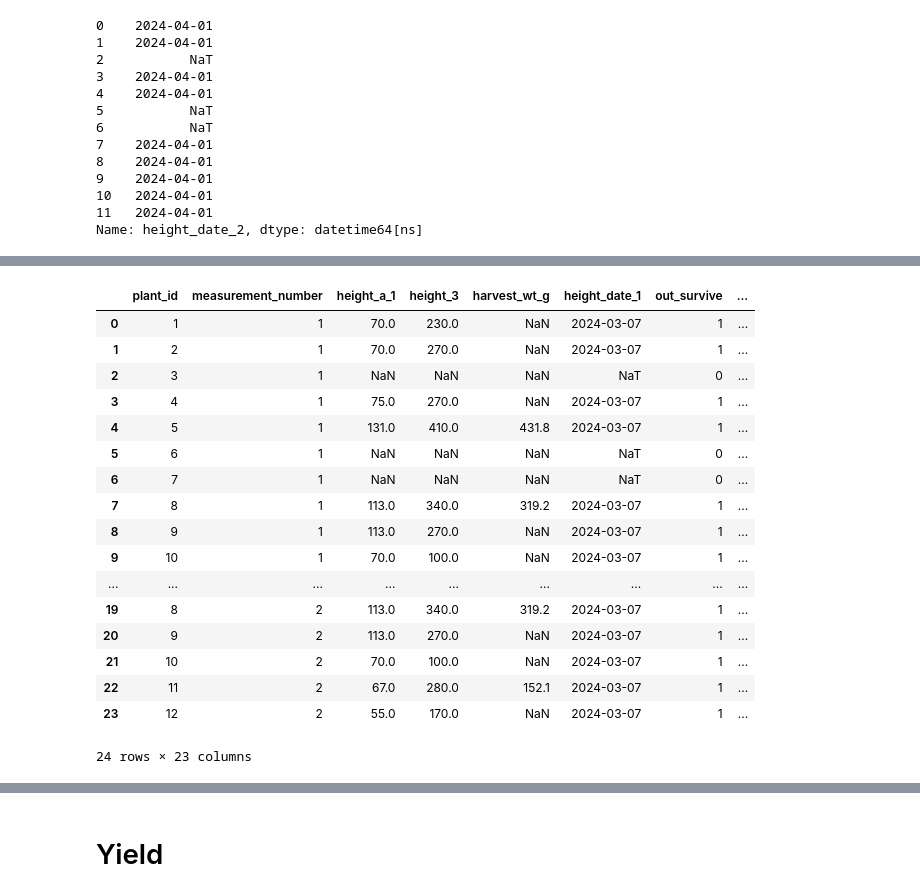
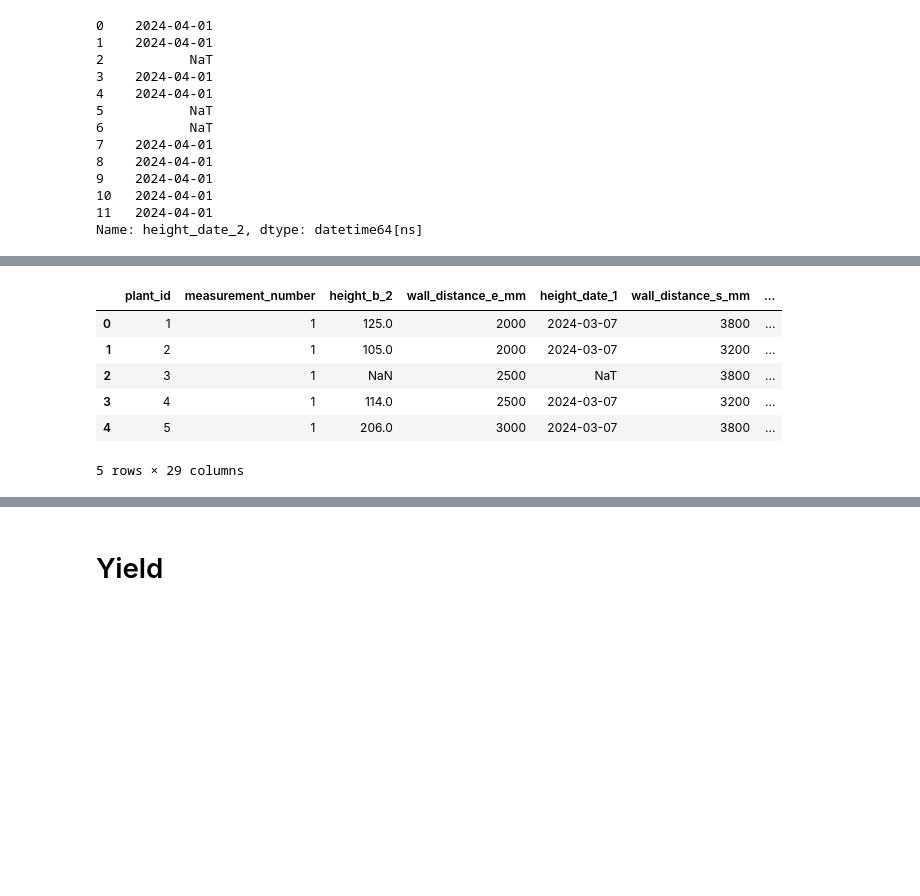
Before and after one commit to Brebbox/ebg, a Jupyter notebook: S1 - No-dig/analysis.ipynb, the cells around one changed output, grey strips where cells are left out. Cells and saved outputs as stored; diff of their text form; code cells hidden in the pictures; blank space fills up the shorter version.

```diff
--- a/S1 - No-dig/analysis.ipynb
+++ b/S1 - No-dig/analysis.ipynb
@@ -12,10 +12,11 @@ import statsmodels.api as sm
 # %%
 transplantation_date = pd.to_datetime('2024-02-02')
 
-data = pd.read_csv('data.csv')
+data = pd.read_excel('data.xlsx')
 data['height_date_1'] = pd.to_datetime(data['height_date_1'], format="%d/%m/%Y")
 data['height_date_2'] = pd.to_datetime(data['height_date_2'], format="%d/%m/%Y")
 data = pd.merge(data, pd.get_dummies(data['bed_type'], drop_first=True, dtype=float), left_index=True, right_index=True)
+data['transplant_to_harvest_days'] = (data['harvest_date'] - data['transplant_date']).dt.days
 
 display(data.head())
 display(data.info())
@@ -144,25 +128,14 @@ data
 # %%
 measurements = pd.wide_to_long(data,['height_mean', 'height_day_str'], i='plant_id', j='measurement_number', sep='_').reset_index()
-measurements
+measurements.head()
 # %% [output]
-|  | plant_id | measurement_number | height_a_1 | height_3 | harvest_wt_g | height_date_1 | out_survive | ... |
-| 0 | 1 | 1 | 70.0 | 230.0 | NaN | 2024-03-07 | 1 | ... |
-| 1 | 2 | 1 | 70.0 | 270.0 | NaN | 2024-03-07 | 1 | ... |
-| 2 | 3 | 1 | NaN | NaN | NaN | NaT | 0 | ... |
-| 3 | 4 | 1 | 75.0 | 270.0 | NaN | 2024-03-07 | 1 | ... |
-| 4 | 5 | 1 | 131.0 | 410.0 | 431.8 | 2024-03-07 | 1 | ... |
-| 5 | 6 | 1 | NaN | NaN | NaN | NaT | 0 | ... |
-| 6 | 7 | 1 | NaN | NaN | NaN | NaT | 0 | ... |
-| 7 | 8 | 1 | 113.0 | 340.0 | 319.2 | 2024-03-07 | 1 | ... |
-| 8 | 9 | 1 | 113.0 | 270.0 | NaN | 2024-03-07 | 1 | ... |
-| 9 | 10 | 1 | 70.0 | 100.0 | NaN | 2024-03-07 | 1 | ... |
-| ... | ... | ... | ... | ... | ... | ... | ... | ... |
-| 19 | 8 | 2 | 113.0 | 340.0 | 319.2 | 2024-03-07 | 1 | ... |
-| 20 | 9 | 2 | 113.0 | 270.0 | NaN | 2024-03-07 | 1 | ... |
-| 21 | 10 | 2 | 70.0 | 100.0 | NaN | 2024-03-07 | 1 | ... |
-| 22 | 11 | 2 | 67.0 | 280.0 | 152.1 | 2024-03-07 | 1 | ... |
-| 23 | 12 | 2 | 55.0 | 170.0 | NaN | 2024-03-07 | 1 | ... |
+|  | plant_id | measurement_number | height_b_2 | wall_distance_e_mm | height_date_1 | wall_distance_s_mm | ... |
+| 0 | 1 | 1 | 125.0 | 2000 | 2024-03-07 | 3800 | ... |
+| 1 | 2 | 1 | 105.0 | 2000 | 2024-03-07 | 3200 | ... |
+| 2 | 3 | 1 | NaN | 2500 | NaT | 3800 | ... |
+| 3 | 4 | 1 | 114.0 | 2500 | 2024-03-07 | 3200 | ... |
+| 4 | 5 | 1 | 206.0 | 3000 | 2024-03-07 | 3800 | ... |
-24 rows × 23 columns
+5 rows × 29 columns
 # %%
 sns.catplot(
     data=measurements, kind="bar",
```
Also changed, not shown: parts of 22 cells of this notebook, 7 other files.
